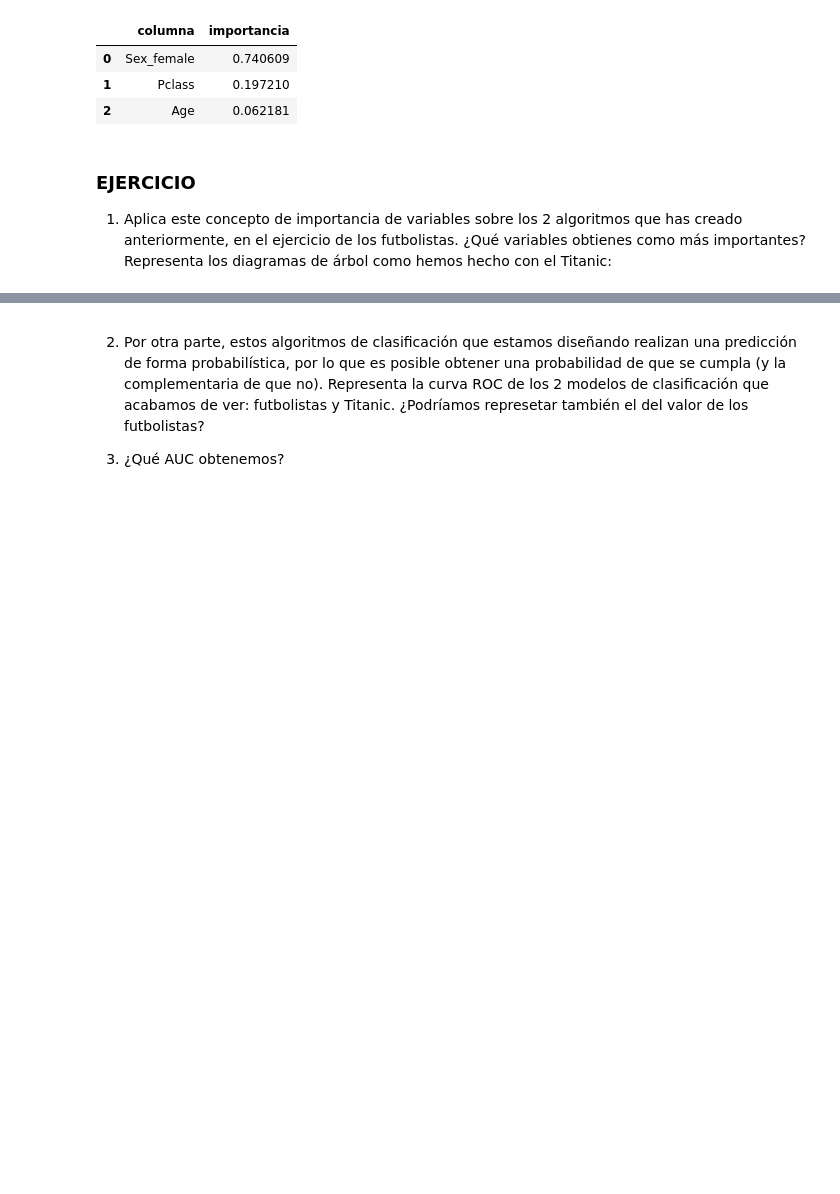
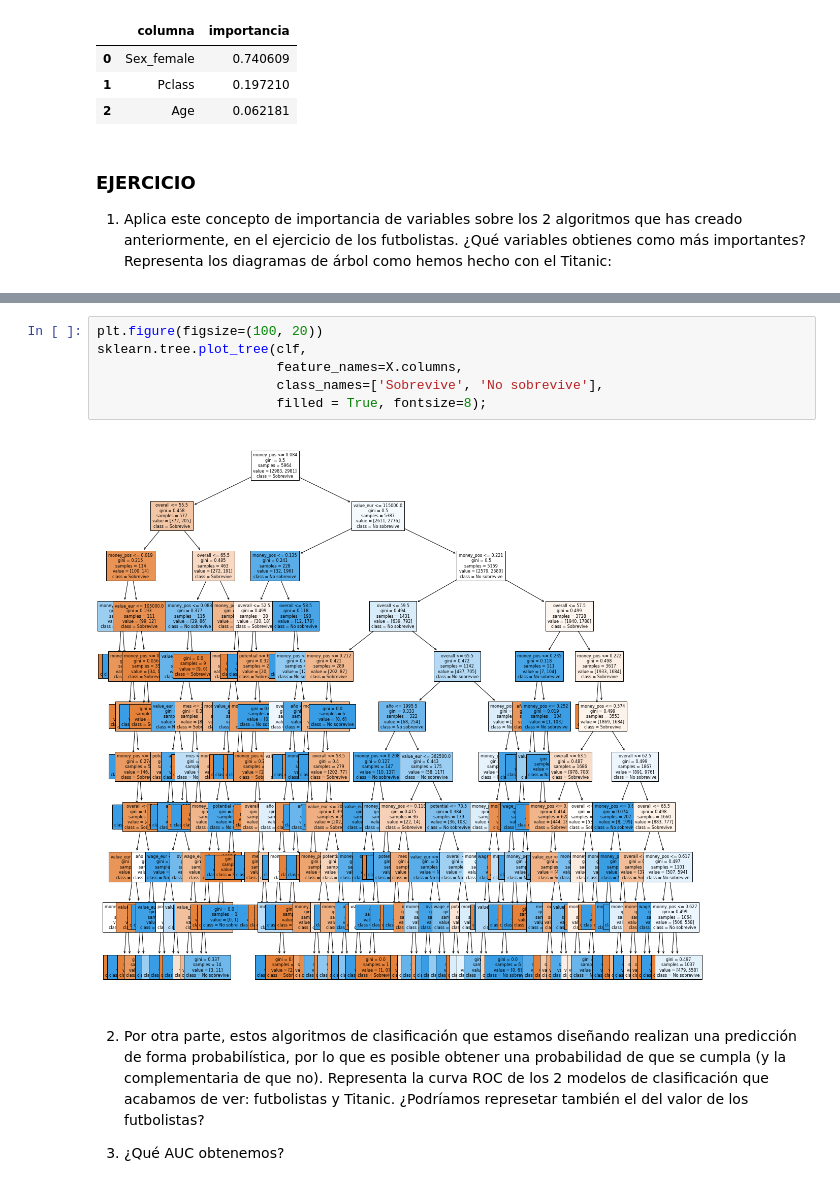
Before and after one commit to franciscocanon-thebridge/bootcamp_thebridge_PTSep20, a Jupyter notebook: Bloque 3 - Machine Learning/01_Supervisado/4-Decision Trees/01_Decision_trees.ipynb, the cells around one changed output, grey strips where cells are left out. Saved outputs shown, nothing was run; the diff lists cells and outputs as text; blank space fills up the shorter version.

```diff
--- a/Bloque 3 - Machine Learning/01_Supervisado/4-Decision Trees/01_Decision_trees.ipynb
+++ b/Bloque 3 - Machine Learning/01_Supervisado/4-Decision Trees/01_Decision_trees.ipynb
@@ -451,3 +573,11 @@ feature_importances
+# %%
+plt.figure(figsize=(100, 20))
+sklearn.tree.plot_tree(clf,
+                       feature_names=X.columns,
+                       class_names=['Sobrevive', 'No sobrevive'],
+                       filled = True, fontsize=8);
+# %% [output]
+[figure, added]
 # %% [markdown]
 2. Por otra parte, estos algoritmos de clasificación que estamos diseñando realizan una predicción de forma probabilística, por lo que es posible obtener una probabilidad de que se cumpla (y la complementaria de que no). Representa la curva ROC de los 2 modelos de clasificación que acabamos de ver: futbolistas y Titanic. ¿Podríamos represetar también el del valor de los futbolistas?
 
```
Also changed, not shown: parts of 30 cells of this notebook, 6 other files.
